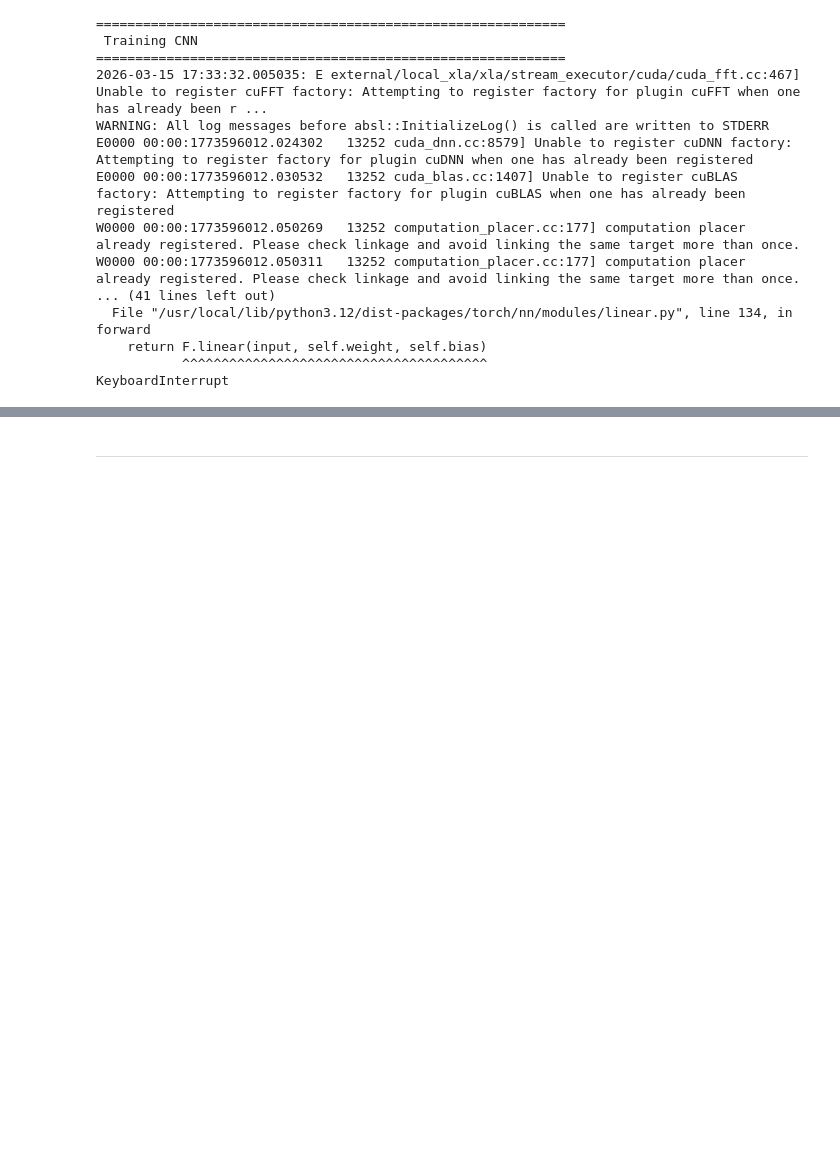
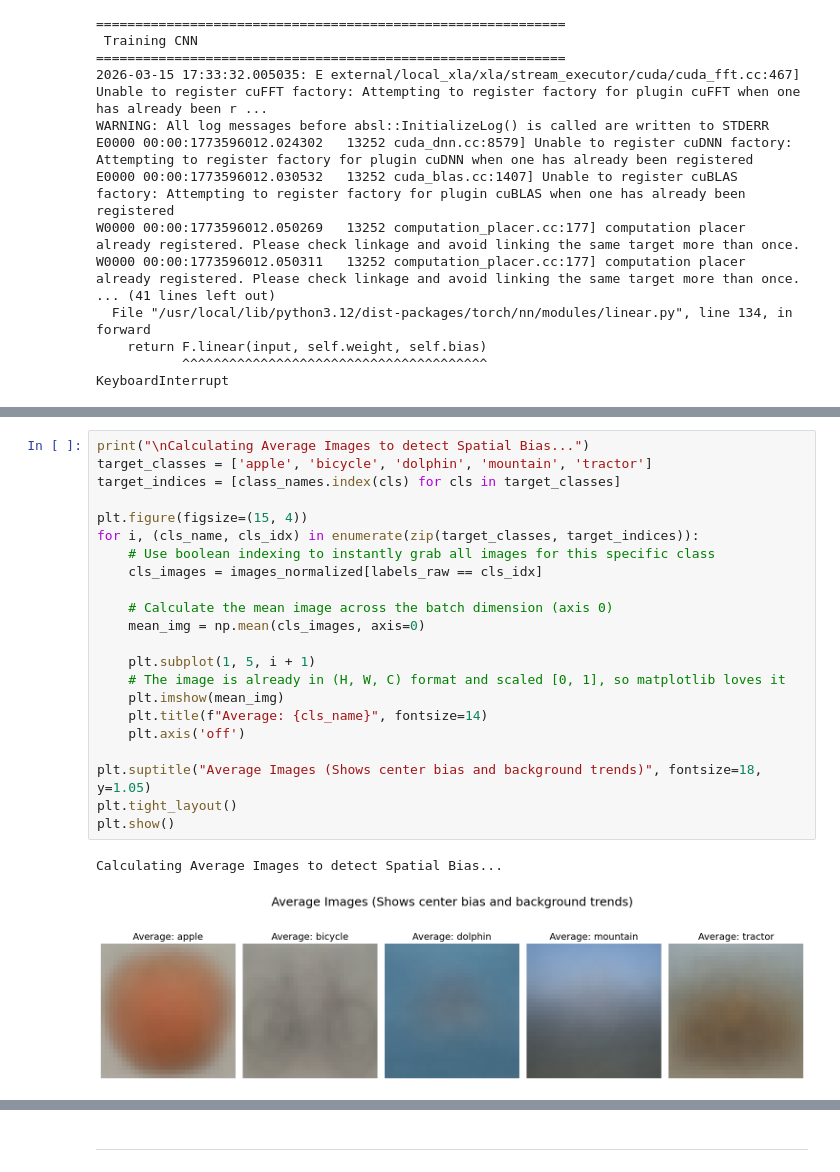
Before and after one commit to khasang12/DeepLearningAsm1_Classification, a Jupyter notebook: Report.ipynb, the cells around one changed output, grey strips where cells are left out. Saved outputs shown, nothing was run; the diff lists cells and outputs as text; blank space fills up the shorter version.

```diff
--- a/Report.ipynb
+++ b/Report.ipynb
@@ -154,0 +343,25 @@ KeyboardInterrupt
+# %%
+print("\nCalculating Average Images to detect Spatial Bias...")
+target_classes = ['apple', 'bicycle', 'dolphin', 'mountain', 'tractor']
+target_indices = [class_names.index(cls) for cls in target_classes]
+
+plt.figure(figsize=(15, 4))
+for i, (cls_name, cls_idx) in enumerate(zip(target_classes, target_indices)):
+    # Use boolean indexing to instantly grab all images for this specific class
+    cls_images = images_normalized[labels_raw == cls_idx]
+
+    # Calculate the mean image across the batch dimension (axis 0)
+    mean_img = np.mean(cls_images, axis=0)
+
+    plt.subplot(1, 5, i + 1)
+    # The image is already in (H, W, C) format and scaled [0, 1], so matplotlib loves it
+    plt.imshow(mean_img)
+    plt.title(f"Average: {cls_name}", fontsize=14)
+    plt.axis('off')
+
+plt.suptitle("Average Images (Shows center bias and background trends)", fontsize=18, y=1.05)
+plt.tight_layout()
+plt.show()
+# %% [output]
+Calculating Average Images to detect Spatial Bias...
+[figure, added]
```
Also changed, not shown: parts of 18 cells of this notebook, 1 other file.
